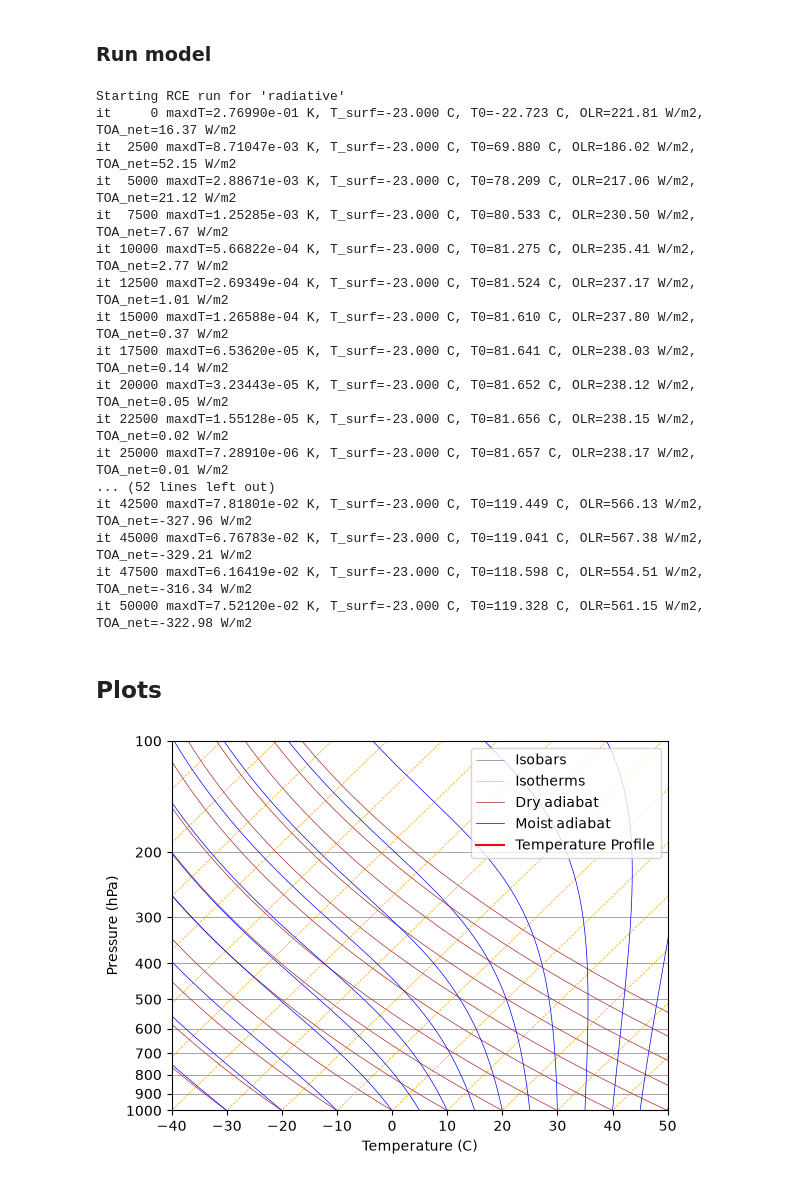
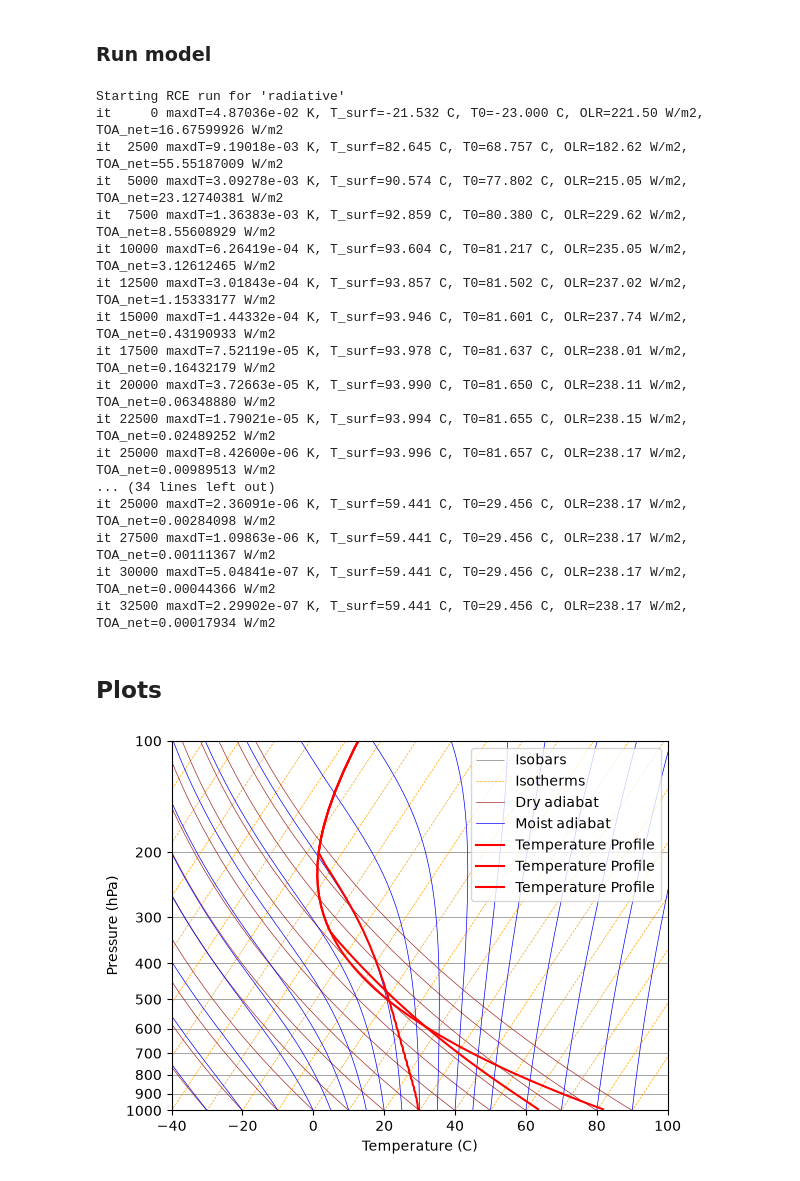
Before and after one commit to NCBreaux/METR5003, a Jupyter notebook: Lab4_rce_model.ipynb, the cells around one changed output. Drawn from its saved outputs; the diff is of its cells as text; code cells hidden in the pictures.

```diff
--- a/Lab4_rce_model.ipynb
+++ b/Lab4_rce_model.ipynb
@@ -146,7 +148,7 @@ def moist_lapse_rate_K_per_m(DALR, Tk, p, RH=1.0):
 # %% [markdown]
 ##### Radiative tranfer
 # %%
-def longwave_fluxes_and_heating(T, grid):
+def longwave_fluxes_and_heating(T, T_s, grid):
     """
 
     Your function should conduct downward and upward flux sweeps and return the
@@ -164,11 +166,12 @@ def longwave_fluxes_and_heating(T, grid):
         F_down[i] = F_down[i+1]*Tr + (1-Tr)*sigma*(T[i]**4)
 
     #Surface upward flux
-    F_up[0] = F_down[0] + S_in
+    F_up[0] = sigma*T_s**4
+    #F_down[0] + S_in
 
     #F_up
     for i in range(Nz):
-        Tr = np.exp(-D * dtau[i])
+        Tr = np.exp(-D*dtau[i])
         F_up[i+1] = F_up[i]*Tr + (1-Tr)*sigma*(T[i]**4)
 
     return F_down, F_up
@@ -259,19 +271,19 @@ def run_rce_model(grid, convective_mode):
         T_prior = T.copy()
 
         # Radiative solver, gives up and down for each edge
-        F_down, F_up = longwave_fluxes_and_heating(T, grid)
+        F_down, F_up = longwave_fluxes_and_heating(T, T_surf, grid)
 
         # Radiative heating rate (K/s) from net flux
         for i, temp in enumerate(T):
             F_net = F_up[i] + F_down[i+1] - F_down[i] - F_up[i+1]
-            dF_dp = F_net / (grid['p_edges'][i] - grid['p_edges'][i+1])
+            dF_dp = F_net / grid['dp'][i]
             dTdt_rad = (g/cp)*dF_dp
         # Apply heating rate to temperature profile
             T[i] = temp + dTdt_rad * dt
         # Update surface temperature
-        F_surf = F_down[0] - F_up[0] + S_in
-        dT_surf = (g/cp)*F_surf*dt
-        T_surf = T_surf + dT_surf
+        sfc_flux = S_in + F_down[0] - F_up[0]
+        dTdt_sfc  = sfc_flux / grid['dp'][0] * (g/cp)
+        T_surf = T_surf + dTdt_sfc * dt
 
 
 
@@ -283,7 +295,7 @@ def run_rce_model(grid, convective_mode):
 
         if convective_mode != "radiative":
 
-            T = convective_adjustment(T, grid)
+            T = convective_adjustment(T, grid, convective_mode)
 
             # After convective mixing completes, calculate convective heating tendency
             # as difference from pre-convective state
@@ -315,7 +327,7 @@ def run_rce_model(grid, convective_mode):
         # # Write out some stats every nreadstat time step
         nread_stat = 2500
         if it % nread_stat == 0:
-            print(f"it {it:5d} maxdT={maxdT:.5e} K, T_surf={T_surf-273:.3f} C, T0={T[0]-273:.3f} C, OLR={OLR:.2f} W/m2, TOA_net={TOA_net:.2f} W/m2")
+            print(f"it {it:5d} maxdT={maxdT:.5e} K, T_surf={T_surf-273:.3f} C, T0={T[0]-273:.3f} C, OLR={OLR:.2f} W/m2, TOA_net={TOA_net:.8f} W/m2")
 
         # # Save profiles every nprof time step
         nprof = 2500
@@ -323,7 +335,7 @@ def run_rce_model(grid, convective_mode):
             save_profiles_step(history, T, F_up, F_down, dTdt_rad, dTdt_conv)
 
         # Check for equilibrium; break loop if reached
-        if TOA_net == 0:
+        if TOA_net < 0.0001:
             break
 
     return history
@@ -368,31 +380,30 @@ for iexp, isetting in enumerate(loop_var):
         grid = get_grid_tau(Nz, p_surf, p_top, tau0, tau_n, T0_init)
 
         # --- run model ---
-        print()
         print("Starting RCE run for '{}".format(exp_name)+"'")
 
         history_save[exp_name] = run_rce_model(grid, convective_mode)
 # %% [output]
 Starting RCE run for 'radiative'
-it     0 maxdT=2.76990e-01 K, T_surf=-23.000 C, T0=-22.723 C, OLR=221.81 W/m2, TOA_net=16.37 W/m2
-it  2500 maxdT=8.71047e-03 K, T_surf=-23.000 C, T0=69.880 C, OLR=186.02 W/m2, TOA_net=52.15 W/m2
-it  5000 maxdT=2.88671e-03 K, T_surf=-23.000 C, T0=78.209 C, OLR=217.06 W/m2, TOA_net=21.12 W/m2
-it  7500 maxdT=1.25285e-03 K, T_surf=-23.000 C, T0=80.533 C, OLR=230.50 W/m2, TOA_net=7.67 W/m2
-it 10000 maxdT=5.66822e-04 K, T_surf=-23.000 C, T0=81.275 C, OLR=235.41 W/m2, TOA_net=2.77 W/m2
-it 12500 maxdT=2.69349e-04 K, T_surf=-23.000 C, T0=81.524 C, OLR=237.17 W/m2, TOA_net=1.01 W/m2
-it 15000 maxdT=1.26588e-04 K, T_surf=-23.000 C, T0=81.610 C, OLR=237.80 W/m2, TOA_net=0.37 W/m2
-it 17500 maxdT=6.53620e-05 K, T_surf=-23.000 C, T0=81.641 C, OLR=238.03 W/m2, TOA_net=0.14 W/m2
-it 20000 maxdT=3.23443e-05 K, T_surf=-23.000 C, T0=81.652 C, OLR=238.12 W/m2, TOA_net=0.05 W/m2
-it 22500 maxdT=1.55128e-05 K, T_surf=-23.000 C, T0=81.656 C, OLR=238.15 W/m2, TOA_net=0.02 W/m2
-it 25000 maxdT=7.28910e-06 K, T_surf=-23.000 C, T0=81.657 C, OLR=238.17 W/m2, TOA_net=0.01 W/m2
-... (52 lines left out)
-it 42500 maxdT=7.81801e-02 K, T_surf=-23.000 C, T0=119.449 C, OLR=566.13 W/m2, TOA_net=-327.96 W/m2
-it 45000 maxdT=6.76783e-02 K, T_surf=-23.000 C, T0=119.041 C, OLR=567.38 W/m2, TOA_net=-329.21 W/m2
-it 47500 maxdT=6.16419e-02 K, T_surf=-23.000 C, T0=118.598 C, OLR=554.51 W/m2, TOA_net=-316.34 W/m2
-it 50000 maxdT=7.52120e-02 K, T_surf=-23.000 C, T0=119.328 C, OLR=561.15 W/m2, TOA_net=-322.98 W/m2
+it     0 maxdT=4.87036e-02 K, T_surf=-21.532 C, T0=-23.000 C, OLR=221.50 W/m2, TOA_net=16.67599926 W/m2
+it  2500 maxdT=9.19018e-03 K, T_surf=82.645 C, T0=68.757 C, OLR=182.62 W/m2, TOA_net=55.55187009 W/m2
+it  5000 maxdT=3.09278e-03 K, T_surf=90.574 C, T0=77.802 C, OLR=215.05 W/m2, TOA_net=23.12740381 W/m2
+it  7500 maxdT=1.36383e-03 K, T_surf=92.859 C, T0=80.380 C, OLR=229.62 W/m2, TOA_net=8.55608929 W/m2
+it 10000 maxdT=6.26419e-04 K, T_surf=93.604 C, T0=81.217 C, OLR=235.05 W/m2, TOA_net=3.12612465 W/m2
+it 12500 maxdT=3.01843e-04 K, T_surf=93.857 C, T0=81.502 C, OLR=237.02 W/m2, TOA_net=1.15333177 W/m2
+it 15000 maxdT=1.44332e-04 K, T_surf=93.946 C, T0=81.601 C, OLR=237.74 W/m2, TOA_net=0.43190933 W/m2
+it 17500 maxdT=7.52119e-05 K, T_surf=93.978 C, T0=81.637 C, OLR=238.01 W/m2, TOA_net=0.16432179 W/m2
+it 20000 maxdT=3.72663e-05 K, T_surf=93.990 C, T0=81.650 C, OLR=238.11 W/m2, TOA_net=0.06348880 W/m2
+it 22500 maxdT=1.79021e-05 K, T_surf=93.994 C, T0=81.655 C, OLR=238.15 W/m2, TOA_net=0.02489252 W/m2
+it 25000 maxdT=8.42600e-06 K, T_surf=93.996 C, T0=81.657 C, OLR=238.17 W/m2, TOA_net=0.00989513 W/m2
+... (34 lines left out)
+it 25000 maxdT=2.36091e-06 K, T_surf=59.441 C, T0=29.456 C, OLR=238.17 W/m2, TOA_net=0.00284098 W/m2
+it 27500 maxdT=1.09863e-06 K, T_surf=59.441 C, T0=29.456 C, OLR=238.17 W/m2, TOA_net=0.00111367 W/m2
+it 30000 maxdT=5.04841e-07 K, T_surf=59.441 C, T0=29.456 C, OLR=238.17 W/m2, TOA_net=0.00044366 W/m2
+it 32500 maxdT=2.29902e-07 K, T_surf=59.441 C, T0=29.456 C, OLR=238.17 W/m2, TOA_net=0.00017934 W/m2
 # %% [markdown]
 ## Plots
 # %%
-module_plot_skewt.plot_skewt(history_save['dry']['T'][1]-273.15, [], grid['p_mid']/100)
+module_plot_skewt.plot_skewt([history_save['radiative']['T'][-1]-273.15, history_save['dry']['T'][-1]-273.15, history_save['moist']['T'][-1]-273.15] , [[],[],[]], [grid['p_mid']/100, grid['p_mid']/100, grid['p_mid']/100], 3)
 # %% [output]
-[figure, old version]
+[figure, new version]
```
Also changed, not shown: parts of 5 cells of this notebook, 1 other file.
